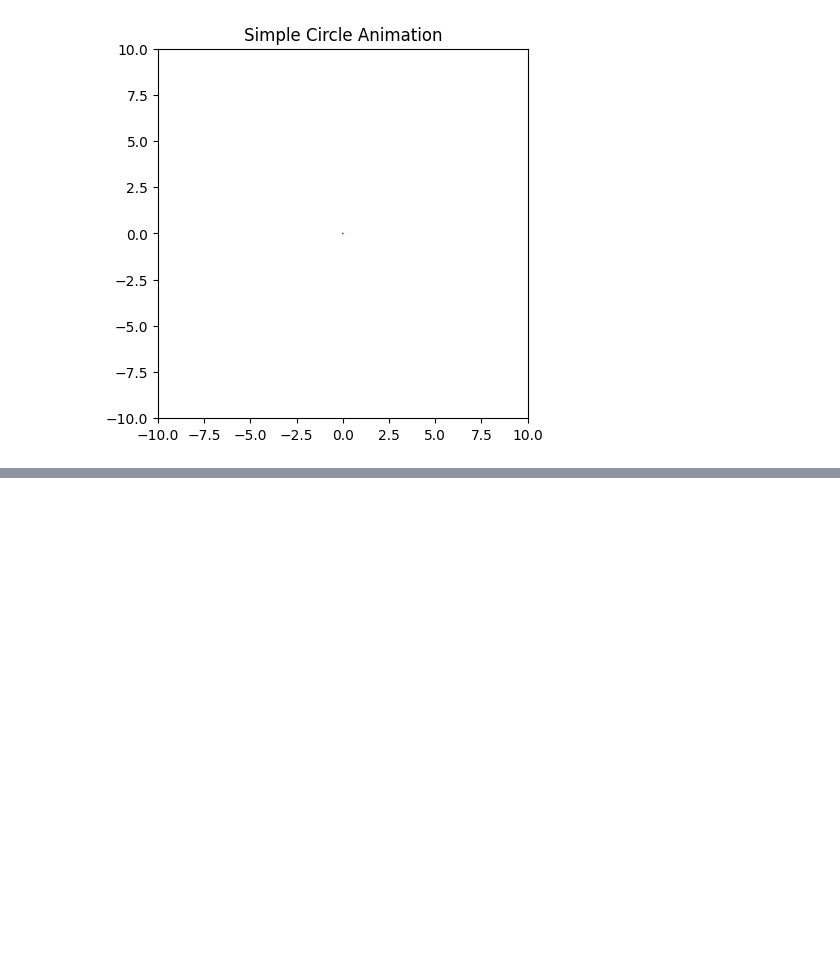
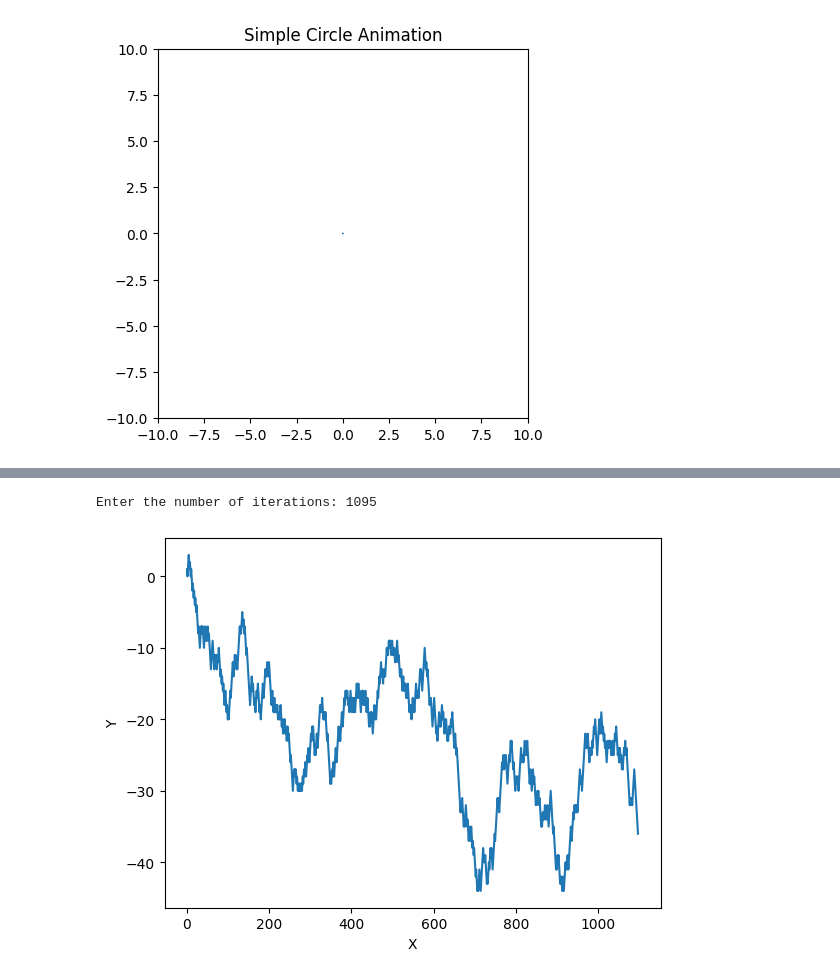
Before and after one commit to Saifullah785/doing-math-with-python-notes, a Jupyter notebook: Chapter_06_Drawing_Geometric_Shapes_and_Fractals/Chapter_06_Drawing_Geometric_Shapes_and_Fractals.ipynb, the cells around one changed output, grey strips where cells are left out. Drawn from its saved outputs; the diff is of its cells as text; code cells hidden in the pictures; blank space fills up the shorter version.

```diff
--- a/Chapter_06_Drawing_Geometric_Shapes_and_Fractals/Chapter_06_Drawing_Geometric_Shapes_and_Fractals.ipynb
+++ b/Chapter_06_Drawing_Geometric_Shapes_and_Fractals/Chapter_06_Drawing_Geometric_Shapes_and_Fractals.ipynb
@@ -179,0 +180,62 @@ Enter the angle of projection (degrees): 90
+# %%
+#p160 Random walk of a point in a plane
+
+'''
+Example of selecting a transformation from two equally probable
+transformations
+'''
+import matplotlib.pyplot as plt
+import random
+# Transformation 1: Move right by 1 and down by 1
+def transformation_1(p):
+  x = p[0]
+  y = p[1]
+  return x + 1, y -1
+
+# Transformation 2: Move right by 1 and up by 1
+def transformation_2(p):
+  x = p[0]
+  y = p[1]
+  return x + 1, y + 1
+
+# Randomly choose a transformation to apply
+def transform(p):
+  # List of available transformations
+  tranformations = [transformation_1, transformation_2]
+  # Choose a random transformation from the list
+  t = random.choice(tranformations)
+  # Apply the chosen transformation
+  x, y = t(p)
+  return x, y
+
+# Build the trajectory of the point
+def build_tragectory(p, n):
+  # Initialize lists to store x and y coordinates
+  x = [p[0]]
+  y = [p[1]]
+  # Iterate n times to generate the trajectory
+  for i in range(n):
+    # Apply a random transformation to the current point
+    p = transform(p)
+    # Append the new coordinates to the lists
+    x.append(p[0])
+    y.append(p[1])
+  return x, y
+
+if __name__ == '__main__':
+  # Initial point
+  p = (1, 1)
+  # Get the number of iterations from the user
+  n = int(input('Enter the number of iterations: '))
+  # Build the trajectory
+  x, y = build_tragectory(p, n)
+  # Plot the trajectory
+  plt.plot(x, y)
+  # Set the labels for the x and y axes
+  plt.xlabel('X')
+  plt.ylabel('Y')
+  # Show the plot
+  plt.show()
+# %% [output]
+Enter the number of iterations: 1095
+[figure, added]
```
Also changed, not shown: parts of 1 cell of this notebook.
